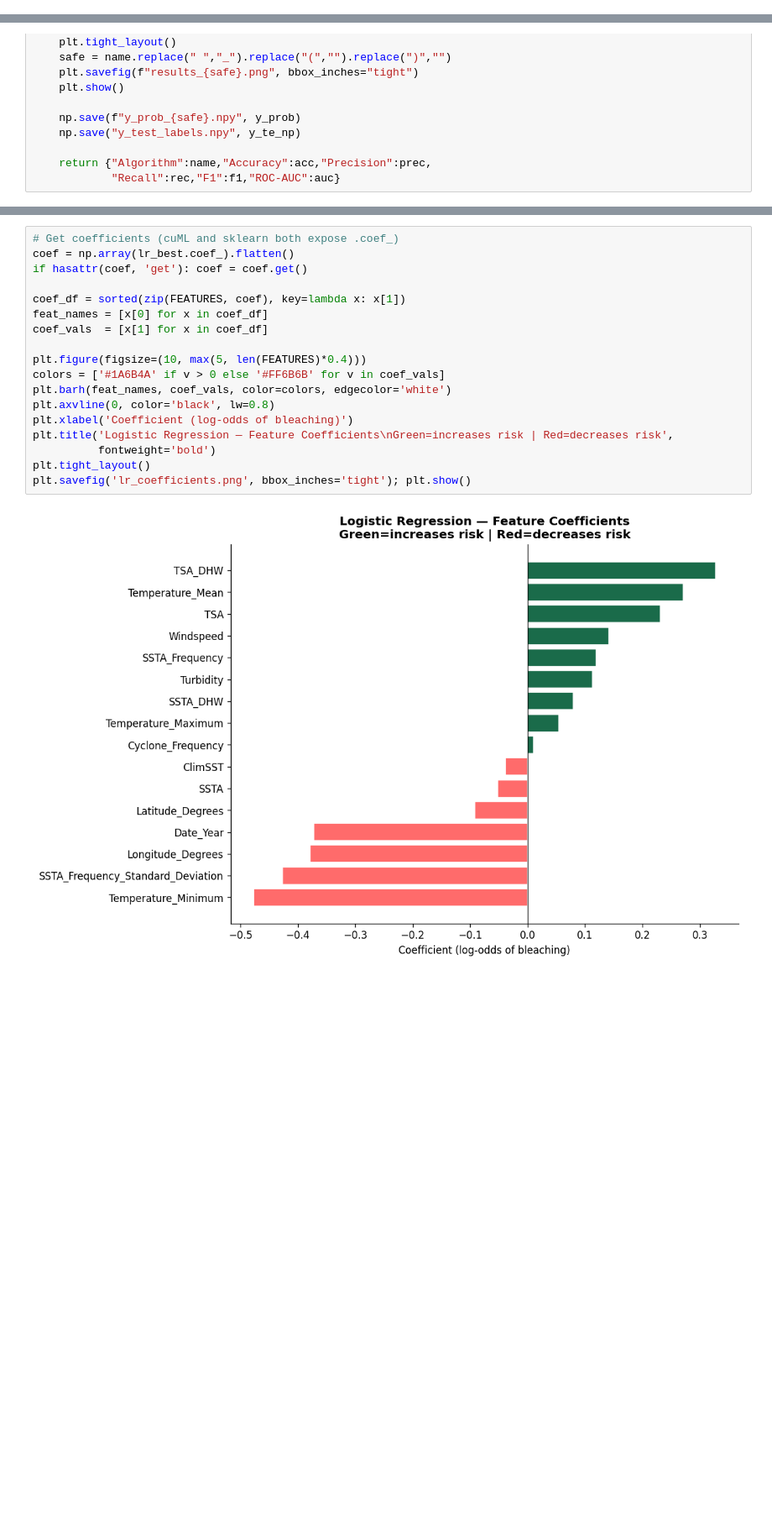
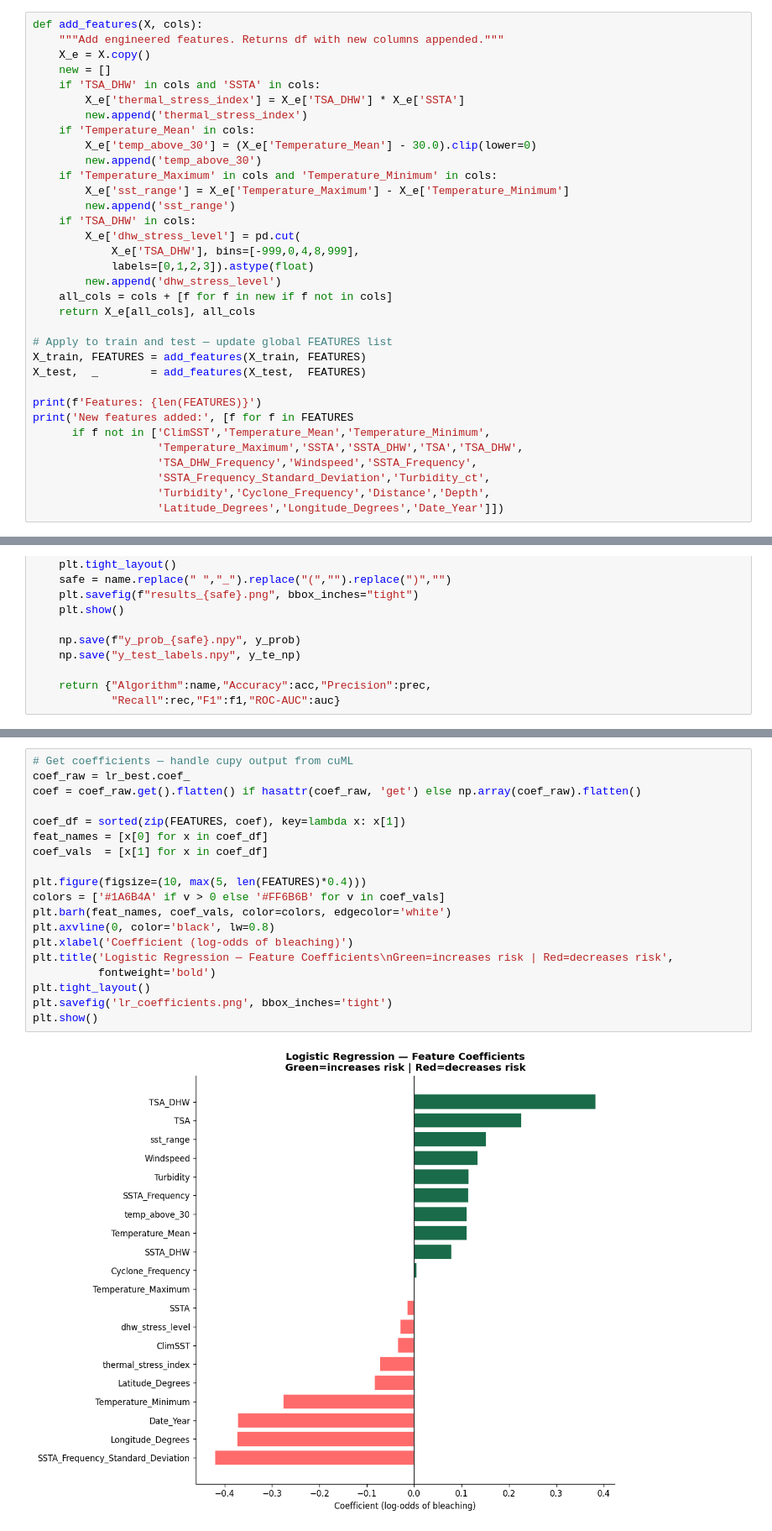
Before and after one commit to kavinda0126/Coral-Reef-Bleaching-Prediction-App, a Jupyter notebook: notebooks/training/01_LogisticRegression.ipynb, the cells around one changed output, grey strips where cells are left out. Shown at 84% size. Saved outputs shown, nothing was run; the diff lists cells and outputs as text; blank space fills up the shorter version.

```diff
--- a/notebooks/training/01_LogisticRegression.ipynb
+++ b/notebooks/training/01_LogisticRegression.ipynb
@@ -366,0 +382,34 @@ Required for Logistic Regression — gradient solver needs features on same scal
+# %%
+def add_features(X, cols):
+    """Add engineered features. Returns df with new columns appended."""
+    X_e = X.copy()
+    new = []
+    if 'TSA_DHW' in cols and 'SSTA' in cols:
+        X_e['thermal_stress_index'] = X_e['TSA_DHW'] * X_e['SSTA']
+        new.append('thermal_stress_index')
+    if 'Temperature_Mean' in cols:
+        X_e['temp_above_30'] = (X_e['Temperature_Mean'] - 30.0).clip(lower=0)
+        new.append('temp_above_30')
+    if 'Temperature_Maximum' in cols and 'Temperature_Minimum' in cols:
+        X_e['sst_range'] = X_e['Temperature_Maximum'] - X_e['Temperature_Minimum']
+        new.append('sst_range')
+    if 'TSA_DHW' in cols:
+        X_e['dhw_stress_level'] = pd.cut(
+            X_e['TSA_DHW'], bins=[-999,0,4,8,999],
+            labels=[0,1,2,3]).astype(float)
+        new.append('dhw_stress_level')
+    all_cols = cols + [f for f in new if f not in cols]
+    return X_e[all_cols], all_cols
+
+# Apply to train and test — update global FEATURES list
+X_train, FEATURES = add_features(X_train, FEATURES)
+X_test,  _        = add_features(X_test,  FEATURES)
+
+print(f'Features: {len(FEATURES)}')
+print('New features added:', [f for f in FEATURES
+      if f not in ['ClimSST','Temperature_Mean','Temperature_Minimum',
+                   'Temperature_Maximum','SSTA','SSTA_DHW','TSA','TSA_DHW',
+                   'TSA_DHW_Frequency','Windspeed','SSTA_Frequency',
+                   'SSTA_Frequency_Standard_Deviation','Turbidity_ct',
+                   'Turbidity','Cyclone_Frequency','Distance','Depth',
+                   'Latitude_Degrees','Longitude_Degrees','Date_Year']])
@@ -606,20 +769,21 @@ weighted avg       0.67      0.67      0.67      6903
 # %%
-# Get coefficients (cuML and sklearn both expose .coef_)
-coef = np.array(lr_best.coef_).flatten()
-if hasattr(coef, 'get'): coef = coef.get()
+# Get coefficients — handle cupy output from cuML
+coef_raw = lr_best.coef_
+coef = coef_raw.get().flatten() if hasattr(coef_raw, 'get') else np.array(coef_raw).flatten()
 
 coef_df = sorted(zip(FEATURES, coef), key=lambda x: x[1])
 feat_names = [x[0] for x in coef_df]
 coef_vals  = [x[1] for x in coef_df]
 
 plt.figure(figsize=(10, max(5, len(FEATURES)*0.4)))
 colors = ['#1A6B4A' if v > 0 else '#FF6B6B' for v in coef_vals]
 plt.barh(feat_names, coef_vals, color=colors, edgecolor='white')
 plt.axvline(0, color='black', lw=0.8)
 plt.xlabel('Coefficient (log-odds of bleaching)')
 plt.title('Logistic Regression — Feature Coefficients\nGreen=increases risk | Red=decreases risk',
           fontweight='bold')
 plt.tight_layout()
-plt.savefig('lr_coefficients.png', bbox_inches='tight'); plt.show()
+plt.savefig('lr_coefficients.png', bbox_inches='tight')
+plt.show()
 # %% [output]
-[figure, old version]
+[figure, new version]
```
Also changed, not shown: parts of 33 cells of this notebook, 4 other files.
